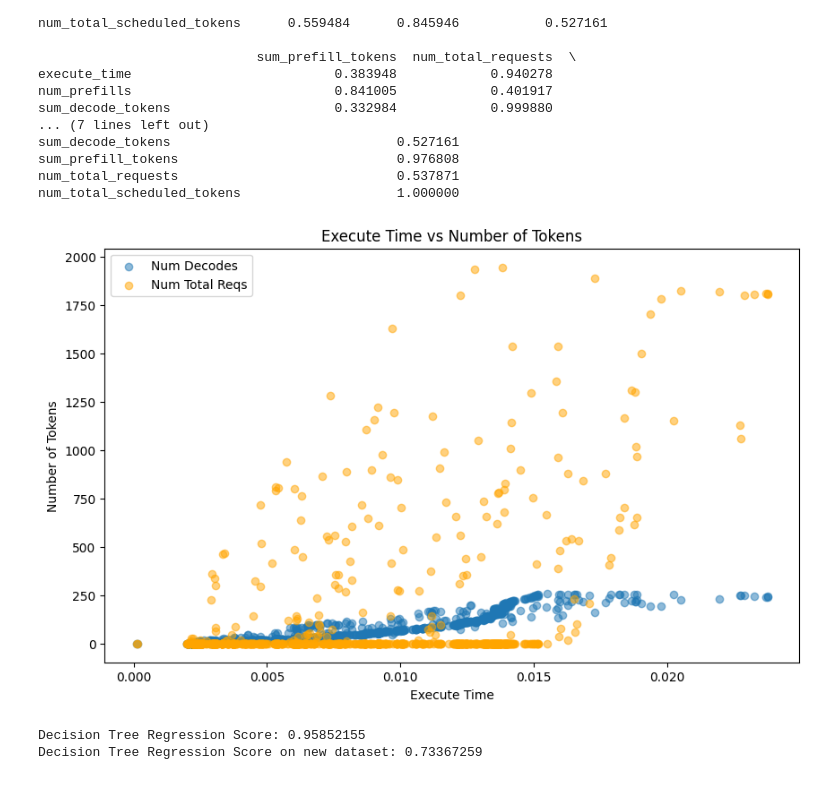
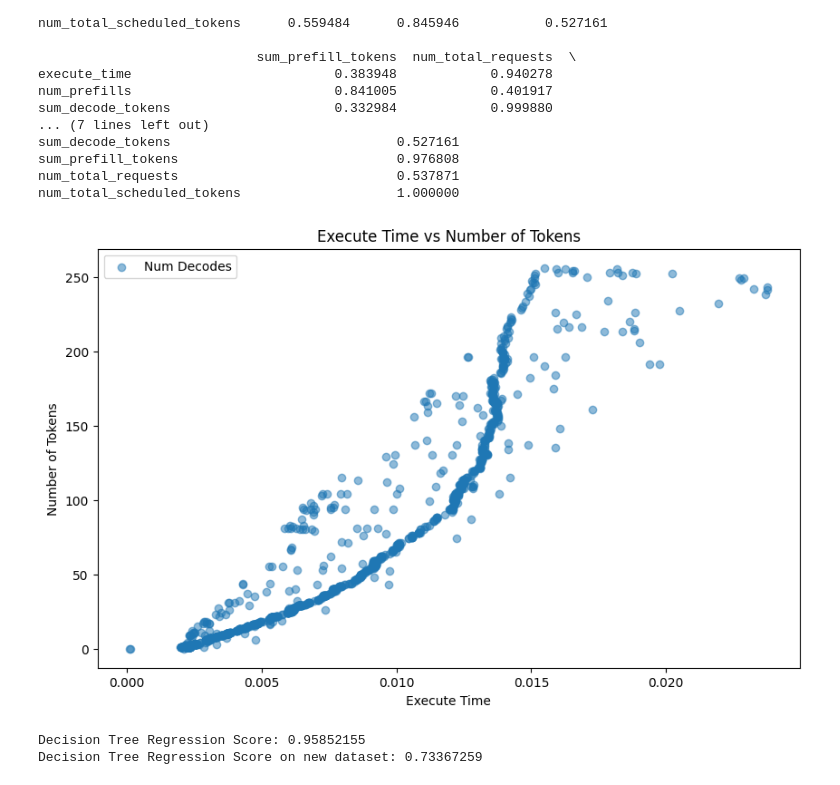
Before and after one commit to inference-sim/pytools, a Jupyter notebook: experiments/model_execute_correlation.ipynb, the cells around one changed output. Drawn from its saved outputs; the diff is of its cells as text; code cells hidden in the pictures.

```diff
--- a/experiments/model_execute_correlation.ipynb
+++ b/experiments/model_execute_correlation.ipynb
@@ -97,18 +97,18 @@ num_total_scheduled_tokens                    1.000000
 # %%
 # plot execute_time vs num_decodes
 import matplotlib.pyplot as plt
 
 plt.figure(figsize=(10, 6))
 plt.scatter(df['execute_time'], df['sum_decode_tokens'], alpha=0.5, label='Num Decodes')
-plt.scatter(df['execute_time'], df['sum_prefill_tokens'], alpha=0.5, label='Num Total Reqs', color='orange')
+# plt.scatter(df['execute_time'], df['sum_prefill_tokens'], alpha=0.5, label='Num Total Reqs', color='orange')
 # plt.scatter(df['execute_time'], df['sum_prefill_tokens'], alpha=0.5, label='Sum Prefill Tokens', color='green')
 plt.xlabel('Execute Time')
 plt.ylabel('Number of Tokens')
 plt.title('Execute Time vs Number of Tokens')
 plt.legend()
 plt.show()
 # %% [output]
-[figure, old version]
+[figure, new version]
 # %%
 # try dt regression to predict execute_time based on num_prefills, sum_decode_tokens, sum_prefill_tokens
 from sklearn.tree import DecisionTreeRegressor
```
Also changed, not shown: 2 other files.
